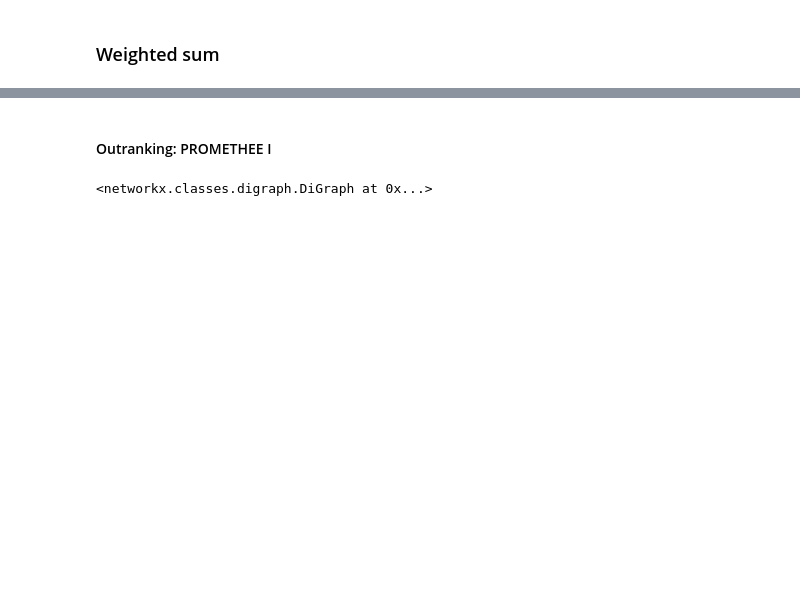
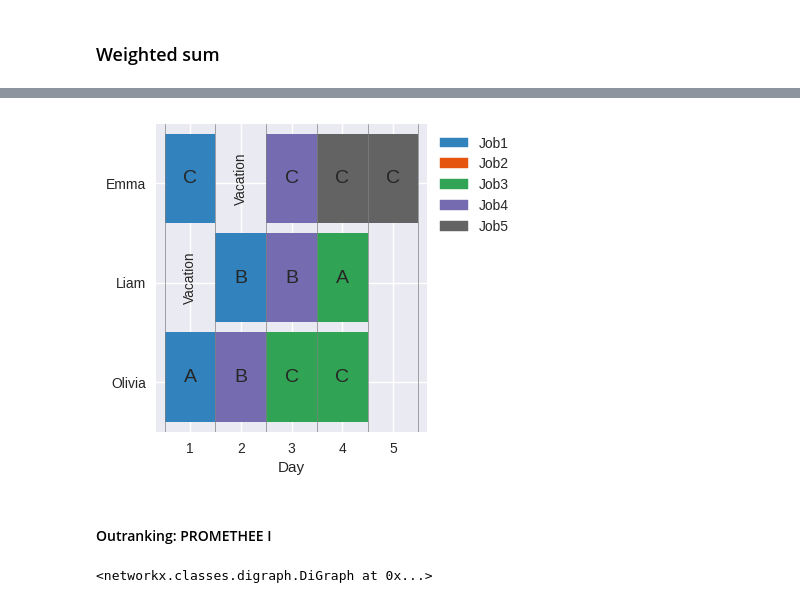
Before and after one commit to felfipe/Systemes-de-Decision, a Jupyter notebook: preference_models.ipynb, the cells around one changed output, grey strips where cells are left out. Saved outputs shown, nothing was run; the diff lists cells and outputs as text; code cells hidden in the pictures; blank space fills up the shorter version.

```diff
--- a/preference_models.ipynb
+++ b/preference_models.ipynb
@@ -100,3 +140,8 @@ df_solutions_wsum.sort_values(by='degree', ascending=False)
+# %%
+best_solution_idx = df_solutions_wsum.sort_values(by='degree', ascending=False).index[0]
+utils.plot_solution(solutions[best_solution_idx])
+# %% [output]
+[figure, added]
 # %% [markdown]
 #### Outranking: PROMETHEE I
 # %%
```
Also changed, not shown: parts of 11 cells of this notebook.
